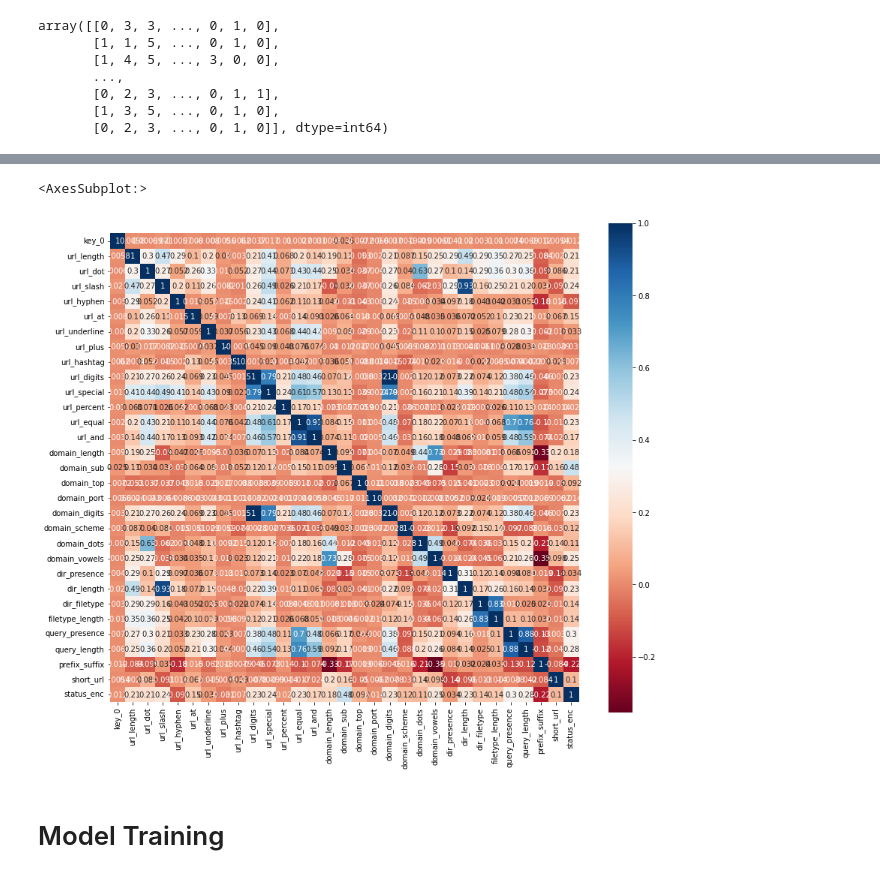
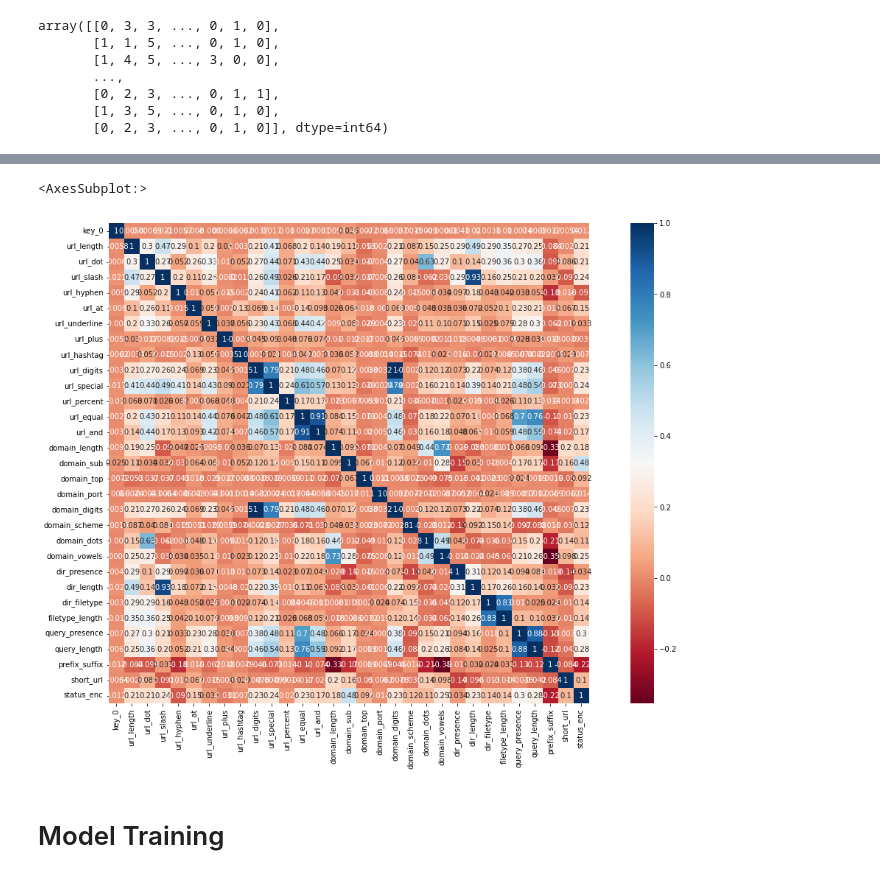
Before and after one commit to devsec-ansh/Phishing-Scam-Detection-Using-Ensemble-Machine-Learning-and-NLP, a Jupyter notebook: Phishing Detection Using ML/Phishing Detection Model Training.ipynb, the cells around one changed output, grey strips where cells are left out. Drawn from its saved outputs; the diff is of its cells as text; code cells hidden in the pictures.

Commit message:
Model training

```diff
--- a/Phishing Detection Using ML/Phishing Detection Model Training.ipynb
+++ b/Phishing Detection Using ML/Phishing Detection Model Training.ipynb
@@ -186,5 +180,3 @@ array([[0, 3, 3, ..., 0, 1, 0],
        [0, 2, 3, ..., 0, 1, 1],
        [1, 3, 5, ..., 0, 1, 0],
        [0, 2, 3, ..., 0, 1, 0]], dtype=int64)
-# %%
-classifier.fit(X_train_chi, Y_train)
@@ -205,12 +183,12 @@ Index: []
 # %%
 colormap = plt.cm.RdBu
-plt.figure(figsize=(14,12))
+plt.figure(figsize=(20,12))
 plt.title('', y=2, size=15)
 sns.heatmap(X_train.merge(Y_train , on = X_train.index ).corr(),
             square=True, cmap=colormap, linecolor='white', annot=True)
 # %% [output]
 <AxesSubplot:>
-[figure, old version]
+[figure, new version]
 # %% [markdown]
 # Model Training
 # %% [markdown]
```
Also changed, not shown: parts of 26 cells of this notebook, 1 other file.
